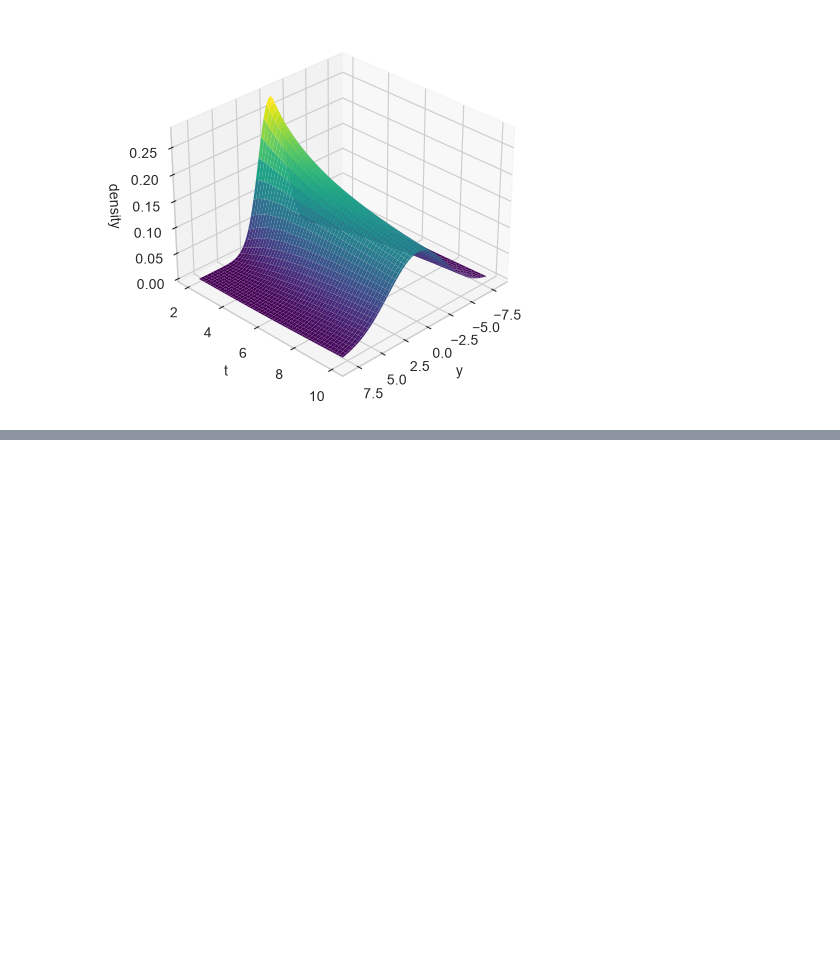
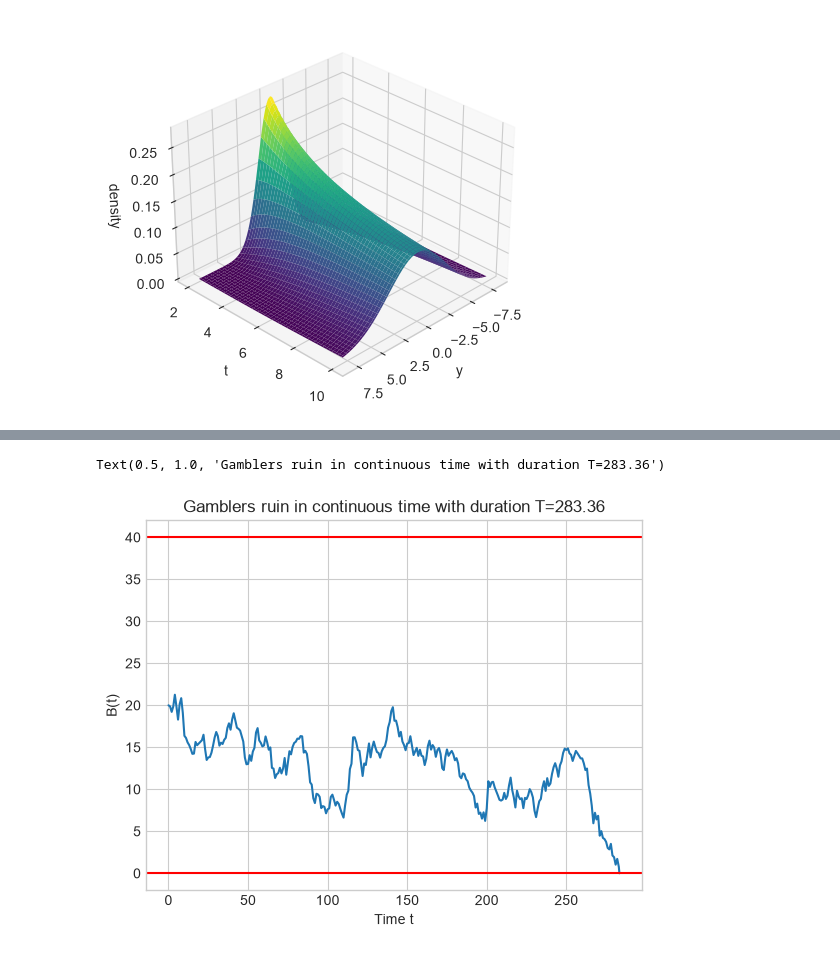
Before and after one commit to HA-Ward/Exploration-of-Stochastic-Processes-with-Computational-Implementation, a Jupyter notebook: notebooks/Brownian motion.ipynb, the cells around one changed output, grey strips where cells are left out. Cells and saved outputs as stored; diff of their text form; code cells hidden in the pictures; blank space fills up the shorter version.

```diff
--- a/notebooks/Brownian motion.ipynb
+++ b/notebooks/Brownian motion.ipynb
@@ -90,0 +101,11 @@ ax.view_init(elev=30, azim=45)
+# %%
+B, final_position, T, t = simulate_brownian_ruin(1, 20, 40)
+plt.plot(t, B)
+plt.xlabel("Time t")
+plt.ylabel("B(t)")
+plt.axhline(y=40, color = "red")
+plt.axhline(y=0, color = "red")
+plt.title(f"Gamblers ruin in continuous time with duration T={round(T, 2)}")
+# %% [output]
+Text(0.5, 1.0, 'Gamblers ruin in continuous time with duration T=283.36')
+[figure, added]
```
Also changed, not shown: parts of 8 cells of this notebook, 2 other files.
